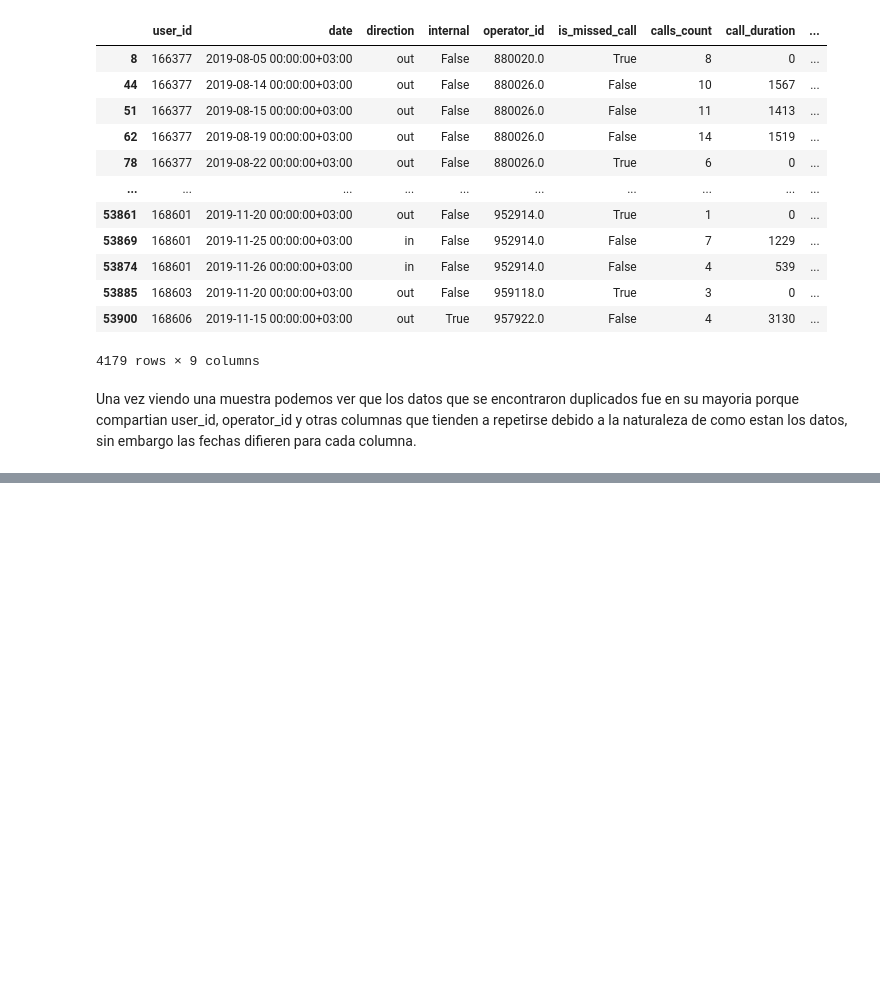
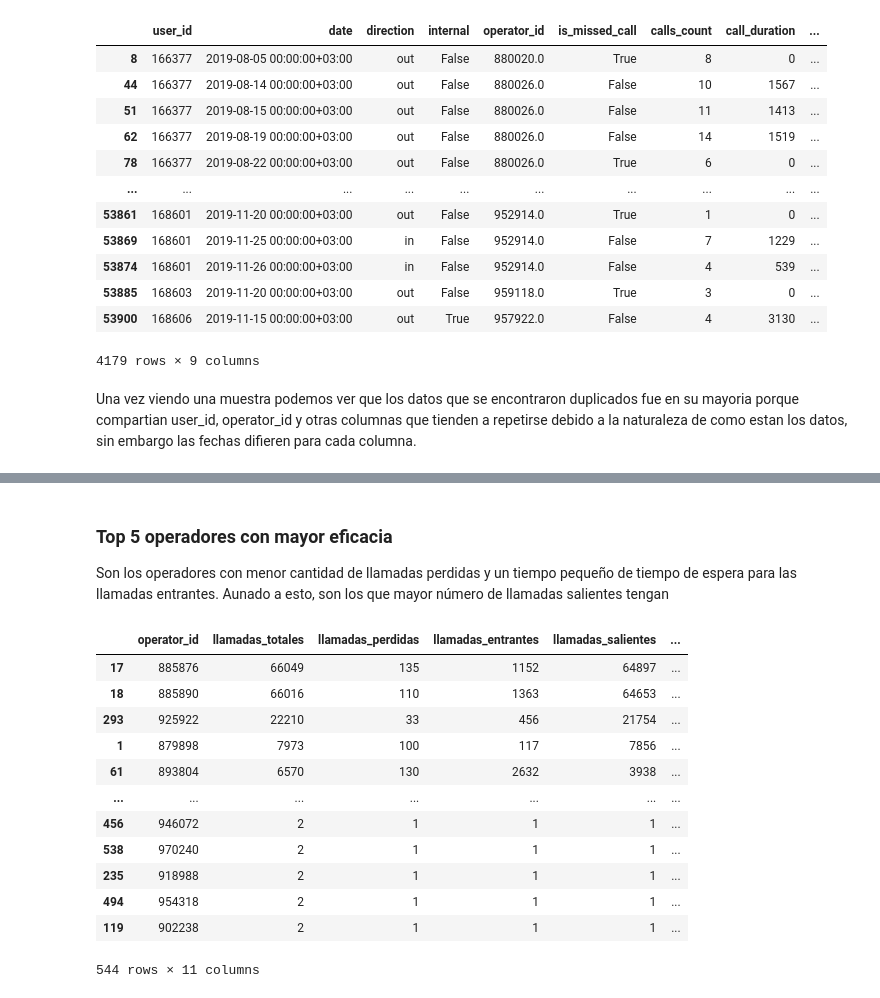
Before and after one commit to ApoloCode/proyecto_final, a Jupyter notebook: proyecto_final/proyecto_final.ipynb, the cells around one changed output, grey strips where cells are left out. Cells and saved outputs as stored; diff of their text form; code cells hidden in the pictures; blank space fills up the shorter version.

```diff
--- a/proyecto_final/proyecto_final.ipynb
+++ b/proyecto_final/proyecto_final.ipynb
@@ -360,0 +519,23 @@ Una vez viendo una muestra podemos ver que los datos que se encontraron duplicad
+# %% [markdown]
+### Top 5 operadores con mayor eficacia
+
+Son los operadores con menor cantidad de llamadas perdidas y un tiempo pequeño de tiempo de espera para las llamadas entrantes. Aunado a esto, son los que mayor número de llamadas salientes tengan
+# %%
+operator_data['% llamadas perdidas'] = (operator_data['llamadas_perdidas'] / operator_data['llamadas_totales']) * 100
+operator_data['% llamadas salientes'] = (operator_data['llamadas_salientes'] / operator_data['llamadas_totales']) * 100
+operator_data['% tiempo de espera'] = (operator_data['call_wait'] / operator_data['total_call_duration']) * 100
+operator_data
+# %% [output]
+|  | operator_id | llamadas_totales | llamadas_perdidas | llamadas_entrantes | llamadas_salientes | ... |
+| 17 | 885876 | 66049 | 135 | 1152 | 64897 | ... |
+| 18 | 885890 | 66016 | 110 | 1363 | 64653 | ... |
+| 293 | 925922 | 22210 | 33 | 456 | 21754 | ... |
+| 1 | 879898 | 7973 | 100 | 117 | 7856 | ... |
+| 61 | 893804 | 6570 | 130 | 2632 | 3938 | ... |
+| ... | ... | ... | ... | ... | ... | ... |
+| 456 | 946072 | 2 | 1 | 1 | 1 | ... |
+| 538 | 970240 | 2 | 1 | 1 | 1 | ... |
+| 235 | 918988 | 2 | 1 | 1 | 1 | ... |
+| 494 | 954318 | 2 | 1 | 1 | 1 | ... |
+| 119 | 902238 | 2 | 1 | 1 | 1 | ... |
+544 rows × 11 columns
```
Also changed, not shown: parts of 32 cells of this notebook.
